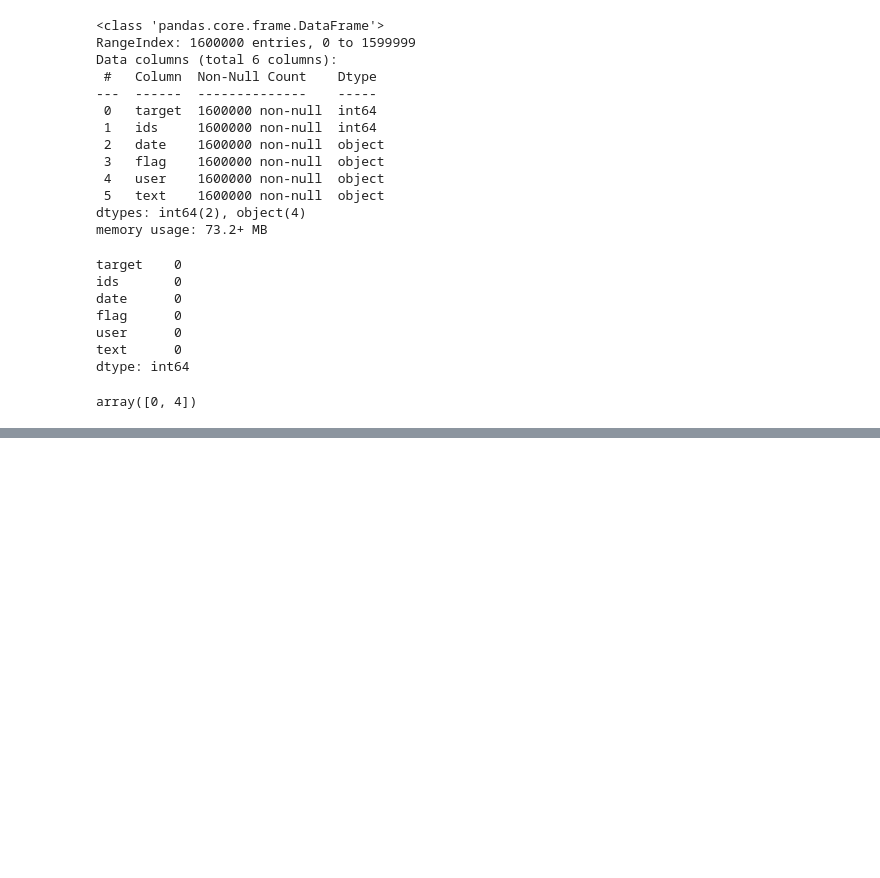
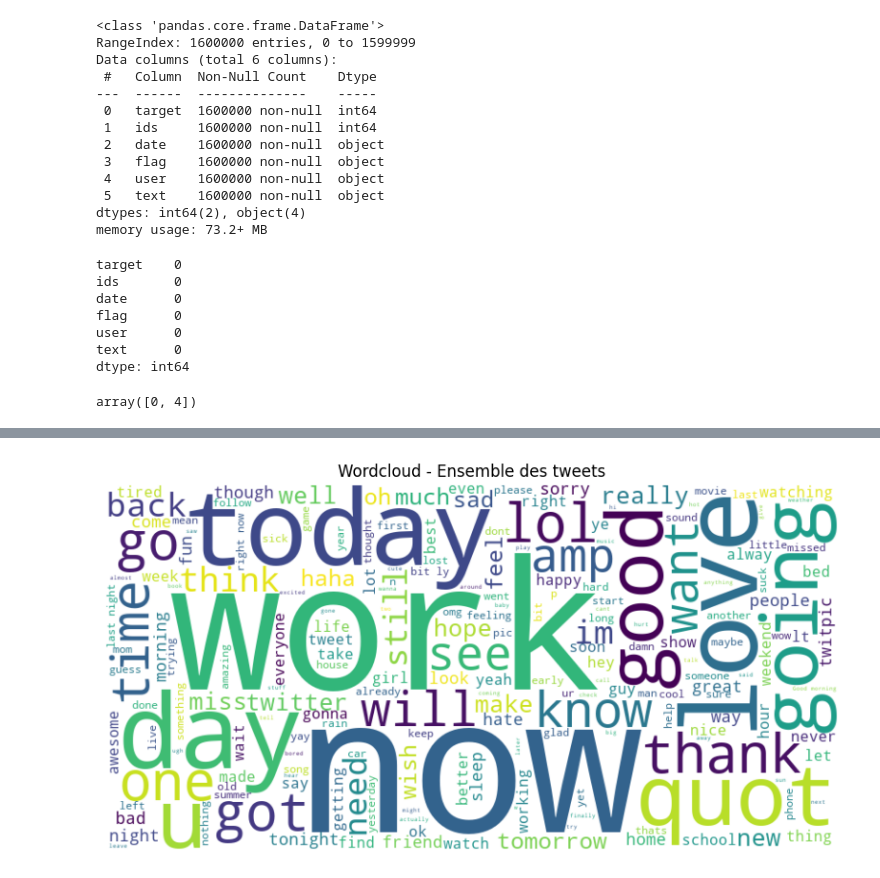
Before and after one commit to MahiElamine02/ML_PROJECT, a Jupyter notebook: classification_tweets.ipynb, the cells around one changed output, grey strips where cells are left out. Saved outputs shown, nothing was run; the diff lists cells and outputs as text; code cells hidden in the pictures; blank space fills up the shorter version.

```diff
--- a/classification_tweets.ipynb
+++ b/classification_tweets.ipynb
@@ -86,0 +87,7 @@ plt.show()
+# %%
+# Vu le volume de la base de donnée, on va sélectionné 20 000 tweets positifs et 20 000 tweets négatif
+positifs_tweets = df[df['target']==1].sample(n=20000, random_state=42)
+negatifs_tweets= df[df['target']==0].sample(n=20000, random_state=42)
+
+df_seletionne = pd.concat([positifs_tweets, negatifs_tweets])
+df_seletionne = df_seletionne.reset_index(drop=True)
@@ -86,0 +110,12 @@ plt.show()
+# %%
+# Afficher les mots les plus cités dans la df.selectionne
+all_texts = "".join(df_seletionne["text"])
+all_worldcloud = WordCloud(width=800,height=400, background_color="white").generate(all_texts)
+
+plt.figure(figsize=(10,5))
+plt.imshow(all_worldcloud, interpolation="bilinear")
+plt.title("Wordcloud - Ensemble des tweets")
+plt.axis("off")
+plt.show()
+# %% [output]
+[figure, added]
```
Also changed, not shown: parts of 8 cells of this notebook.
